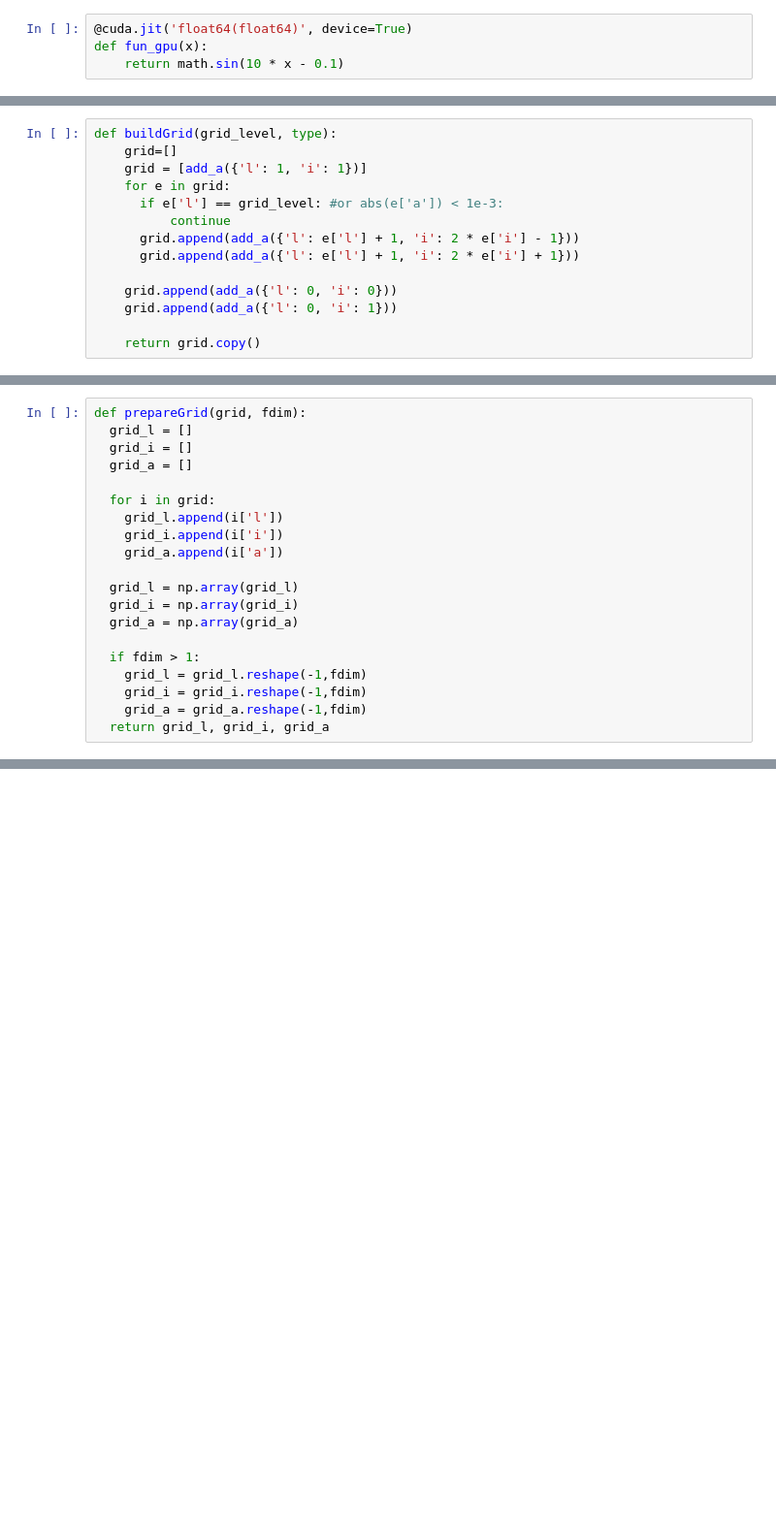
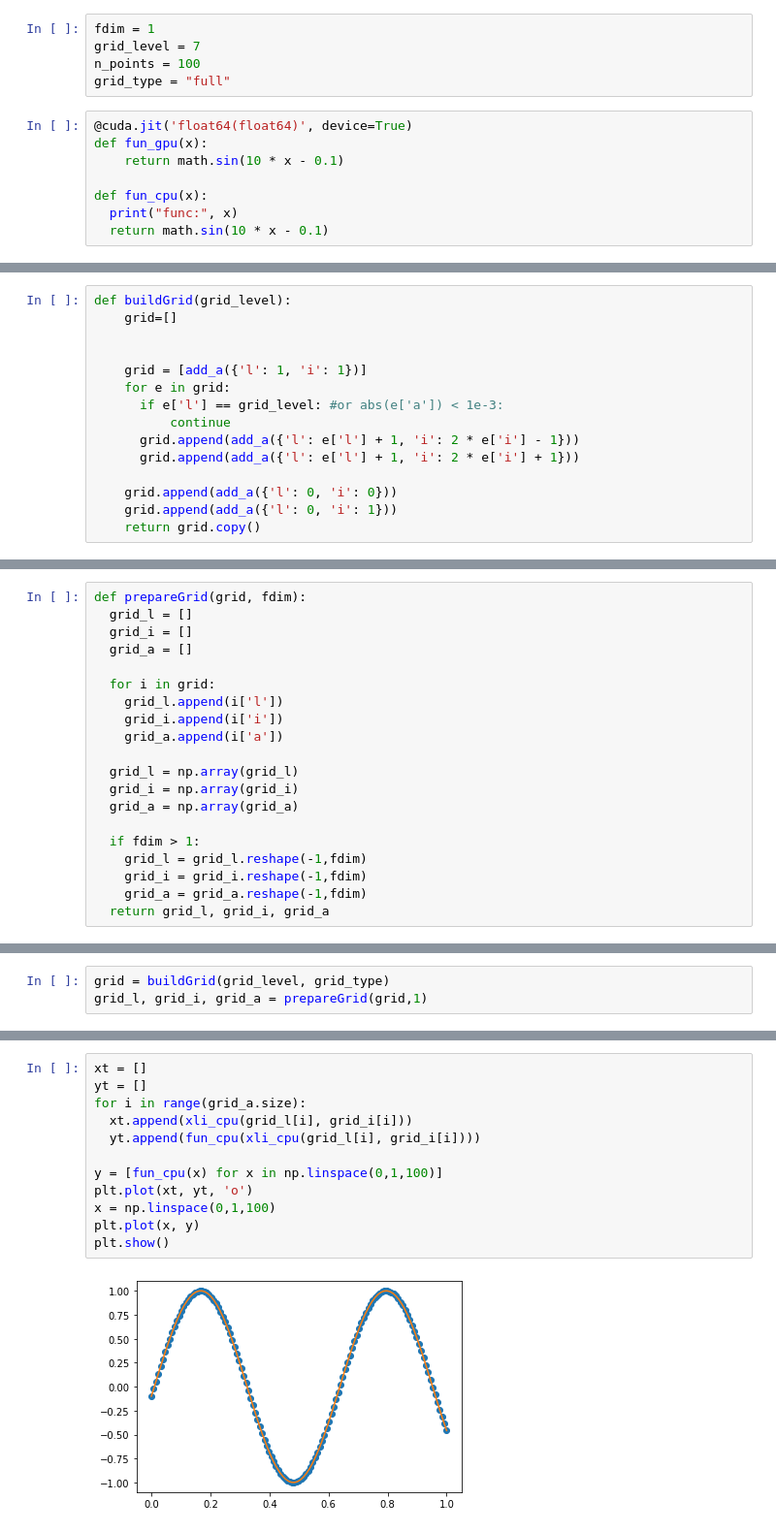
Before and after one commit to nadnik13/sparse_grid, a Jupyter notebook: GPU_Simple_Cycle.ipynb, the cells around one changed output, grey strips where cells are left out. Shown: that part at 97% size. Saved outputs shown, nothing was run; the diff lists cells and outputs as text; blank space fills up the shorter version.

```diff
--- a/GPU_Simple_Cycle.ipynb
+++ b/GPU_Simple_Cycle.ipynb
@@ -77,6 +60,15 @@ plt.show()
 # %% [markdown]
 d = 1 пробуем реализовать
+# %%
+fdim = 1
+grid_level = 7
+n_points = 100
+grid_type = "full"
 # %%
 @cuda.jit('float64(float64)', device=True)
 def fun_gpu(x):
     return math.sin(10 * x - 0.1)
+
+def fun_cpu(x):
+  print("func:", x)
+  return math.sin(10 * x - 0.1)
@@ -124,6 +120,8 @@ def add_a(e):
 # %%
-def buildGrid(grid_level, type):
+def buildGrid(grid_level):
     grid=[]
+
+
     grid = [add_a({'l': 1, 'i': 1})]
     for e in grid:
       if e['l'] == grid_level: #or abs(e['a']) < 1e-3:
@@ -133,5 +131,4 @@ def buildGrid(grid_level, type):
 
     grid.append(add_a({'l': 0, 'i': 0}))
     grid.append(add_a({'l': 0, 'i': 1}))
-
     return grid.copy()
@@ -182,2 +181,5 @@ grid
+# %%
+grid = buildGrid(grid_level, grid_type)
+grid_l, grid_i, grid_a = prepareGrid(grid,1)
 # %%
 grid_l, grid_i, grid_a = prepareGrid(grid,1)
@@ -226,0 +252,14 @@ CudaAPIError: ignored
+# %%
+xt = []
+yt = []
+for i in range(grid_a.size):
+  xt.append(xli_cpu(grid_l[i], grid_i[i]))
+  yt.append(fun_cpu(xli_cpu(grid_l[i], grid_i[i])))
+
+y = [fun_cpu(x) for x in np.linspace(0,1,100)]
+plt.plot(xt, yt, 'o')
+x = np.linspace(0,1,100)
+plt.plot(x, y)
+plt.show()
+# %% [output]
+[figure, added]
```
Also changed, not shown: parts of 40 cells of this notebook.
